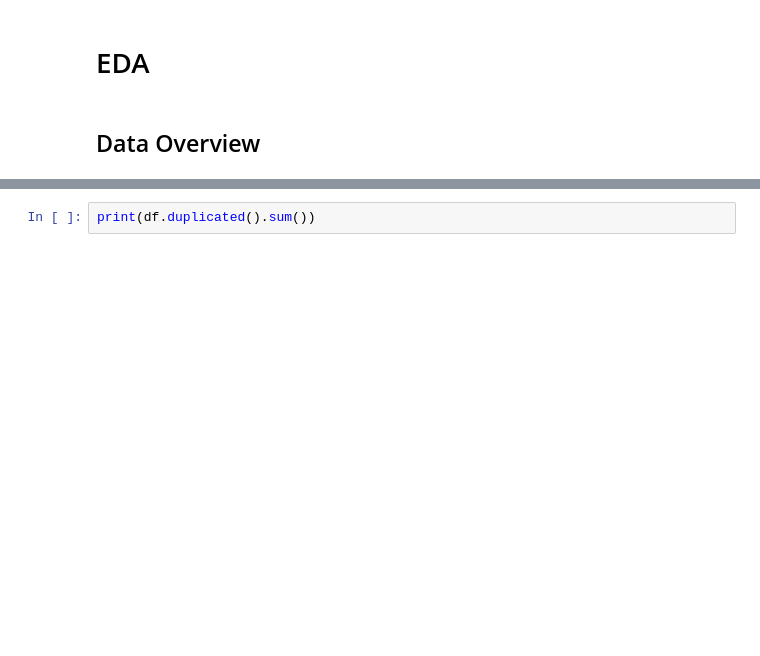
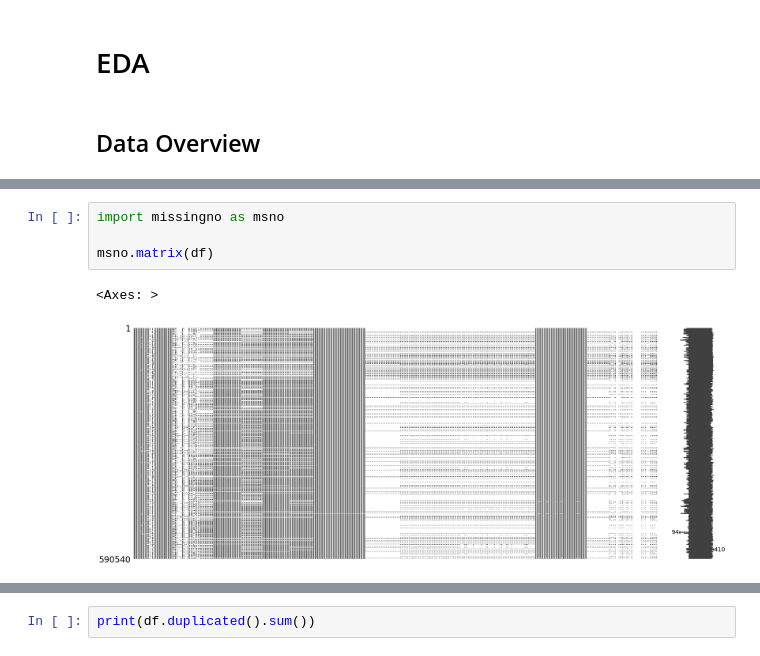
Before and after one commit to bijay-odyssey/Regression, a Jupyter notebook: IEEE-Fraud-Detection/EDA.ipynb, the cells around one changed output, grey strips where cells are left out. Cells and saved outputs as stored; diff of their text form; blank space fills up the shorter version.

```diff
--- a/IEEE-Fraud-Detection/EDA.ipynb
+++ b/IEEE-Fraud-Detection/EDA.ipynb
@@ -198,0 +202,7 @@ Length: 472, dtype: int64
+# %%
+import missingno as msno
+
+msno.matrix(df)
+# %% [output]
+<Axes: >
+[figure, added]
```
Also changed, not shown: parts of 17 cells of this notebook.
